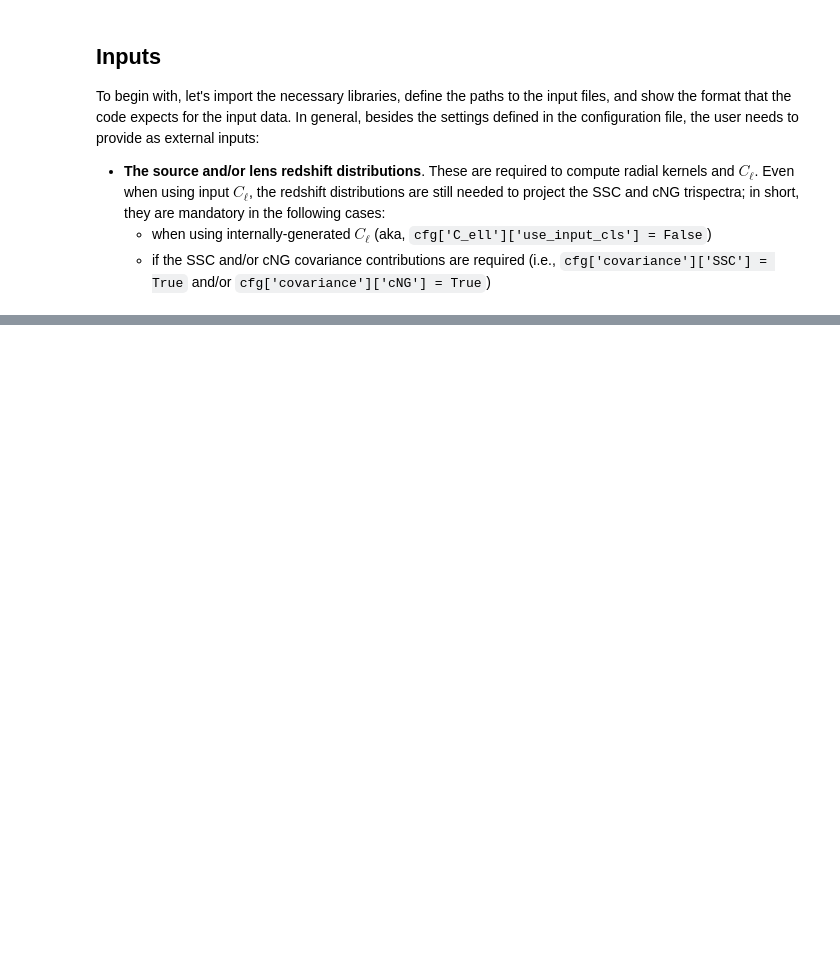
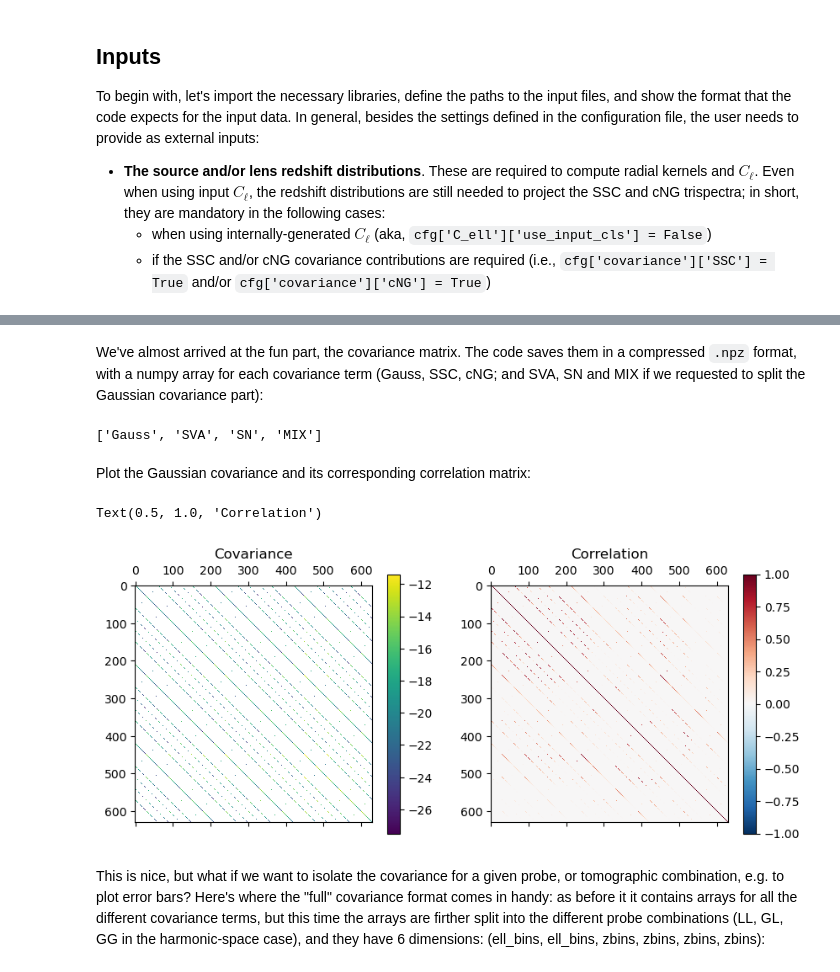
Before and after one commit to davidesciotti/Spaceborne, a Jupyter notebook: DEMO.ipynb, the cells around one changed output, grey strips where cells are left out. Drawn from its saved outputs; the diff is of its cells as text; code cells hidden in the pictures; blank space fills up the shorter version.

```diff
--- a/DEMO.ipynb
+++ b/DEMO.ipynb
@@ -103,0 +100,4 @@ plt.show()
+# %%
+ngal_i = simpson(y=nz_i, x=z_grid, axis=0)
+print('Number of galaxies per arcmin^2 in each tomographic bin:')
+print(ngal_i)
@@ -103,0 +317,24 @@ plt.show()
+# %% [markdown]
+We've almost arrived at the fun part, the covariance matrix. The code saves them in a compressed `.npz` format, with a numpy array for each covariance term (Gauss, SSC, cNG; and SVA, SN and MIX if we requested to split the Gaussian covariance part):
+# %%
+covs_2d = np.load(f'{io_path}/output/covmat_2D.npz')
+covs_2d.files
+# %% [output]
+['Gauss', 'SVA', 'SN', 'MIX']
+# %% [markdown]
+Plot the Gaussian covariance and its corresponding correlation matrix:
+# %%
+cov = covs_2d['Gauss']
+
+fig, ax = plt.subplots(1, 2, figsize=(10, 5))
+ax[0].matshow(np.log10(cov))
+ax[1].matshow(sl.cov2corr(cov), vmin=-1, vmax=1, cmap='RdBu_r')
+plt.colorbar(ax[0].images[0], ax=ax[0], shrink=0.8)
+plt.colorbar(ax[1].images[0], ax=ax[1], shrink=0.8)
+ax[0].set_title('Covariance')
+ax[1].set_title('Correlation')
+# %% [output]
+Text(0.5, 1.0, 'Correlation')
+[figure, added]
+# %% [markdown]
+This is nice, but what if we want to isolate the covariance for a given probe, or tomographic combination, e.g. to plot error bars? Here's where the "full" covariance format comes in handy: as before it it contains arrays for all the different covariance terms, but this time the arrays are firther split into the different probe combinations (LL, GL, GG in the harmonic-space case), and they have 6 dimensions: (ell_bins, ell_bins, zbins, zbins, zbins, zbins):
```
Also changed, not shown: parts of 39 cells of this notebook.
